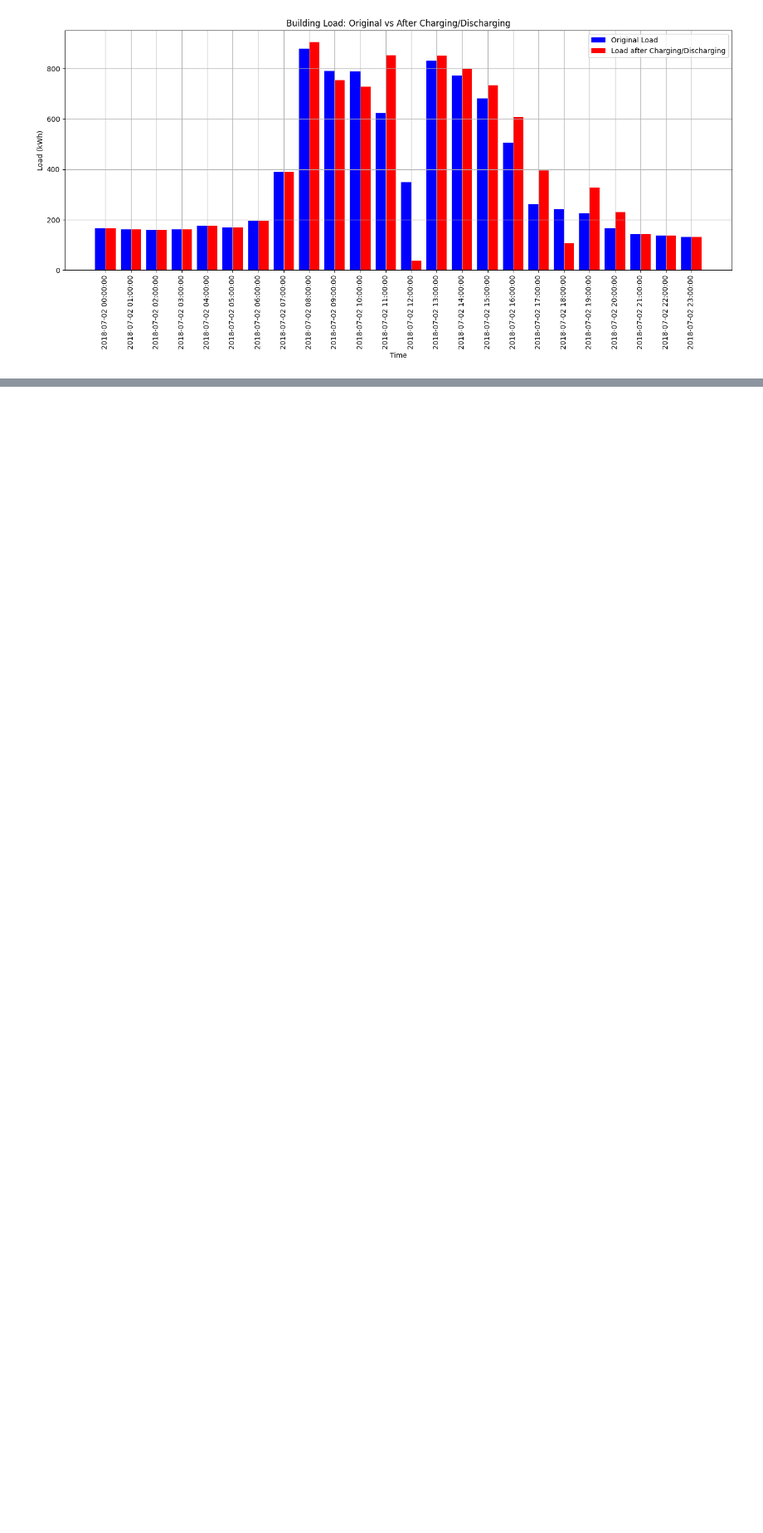
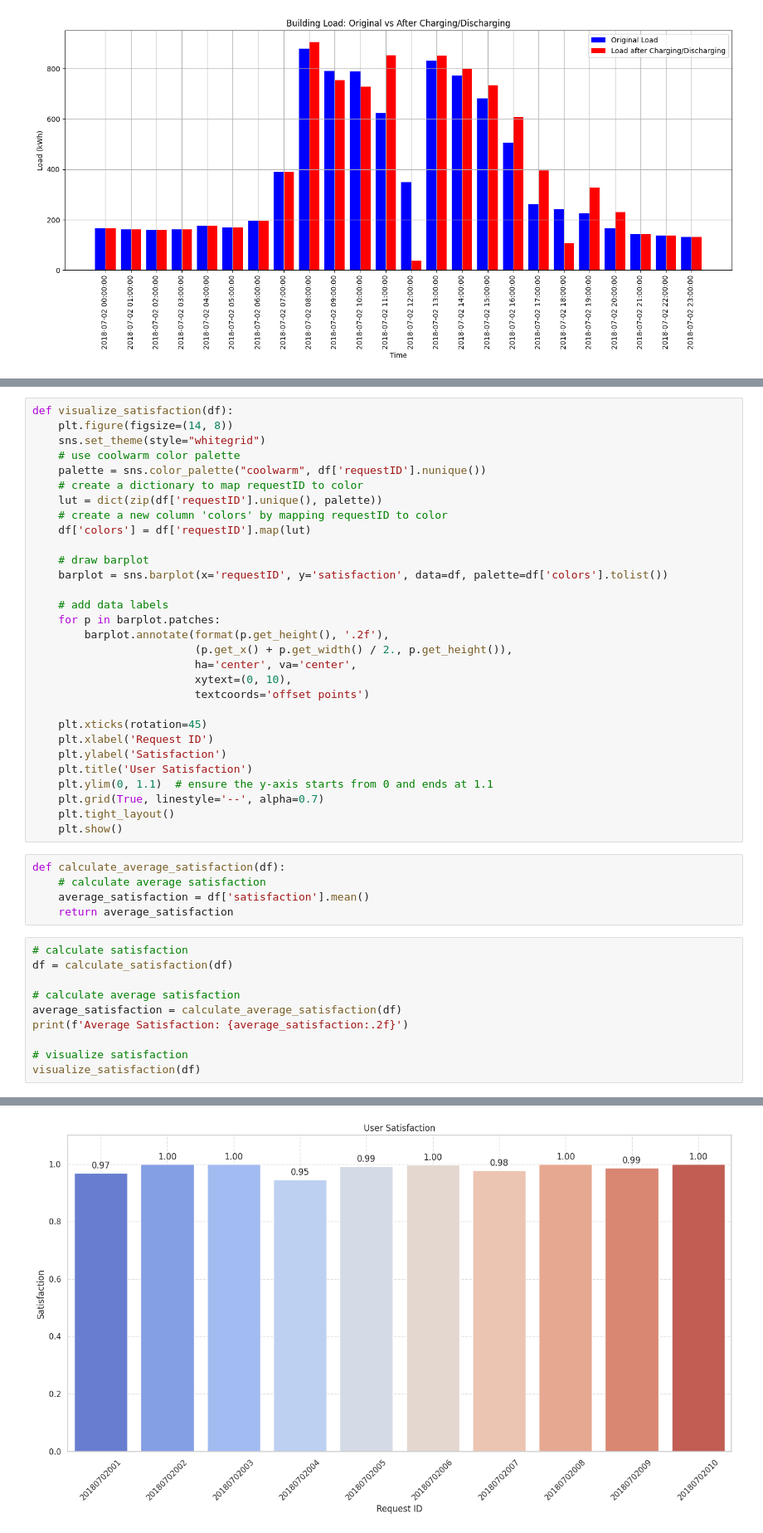
Before and after one commit to carlwang49/MY_WORK, a Jupyter notebook: Evaluation.ipynb, the cells around one changed output, grey strips where cells are left out. Shown at 83% size. Saved outputs shown, nothing was run; the diff lists cells and outputs as text; blank space fills up the shorter version.

```diff
--- a/Evaluation.ipynb
+++ b/Evaluation.ipynb
@@ -111,0 +198,46 @@ plot_load_history(file_path, start_date, end_date)
+# %%
+def visualize_satisfaction(df):
+    plt.figure(figsize=(14, 8))
+    sns.set_theme(style="whitegrid")
+    # use coolwarm color palette
+    palette = sns.color_palette("coolwarm", df['requestID'].nunique())
+    # create a dictionary to map requestID to color
+    lut = dict(zip(df['requestID'].unique(), palette))
+    # create a new column 'colors' by mapping requestID to color
+    df['colors'] = df['requestID'].map(lut)
+
+    # draw barplot
+    barplot = sns.barplot(x='requestID', y='satisfaction', data=df, palette=df['colors'].tolist())
+
+    # add data labels
+    for p in barplot.patches:
+        barplot.annotate(format(p.get_height(), '.2f'),
+                         (p.get_x() + p.get_width() / 2., p.get_height()),
+                         ha='center', va='center',
+                         xytext=(0, 10),
+                         textcoords='offset points')
+
+    plt.xticks(rotation=45)
+    plt.xlabel('Request ID')
+    plt.ylabel('Satisfaction')
+    plt.title('User Satisfaction')
+    plt.ylim(0, 1.1)  # ensure the y-axis starts from 0 and ends at 1.1
+    plt.grid(True, linestyle='--', alpha=0.7)
+    plt.tight_layout()
+    plt.show()
+# %%
+def calculate_average_satisfaction(df):
+    # calculate average satisfaction
+    average_satisfaction = df['satisfaction'].mean()
+    return average_satisfaction
+# %%
+# calculate satisfaction
+df = calculate_satisfaction(df)
+
+# calculate average satisfaction
+average_satisfaction = calculate_average_satisfaction(df)
+print(f'Average Satisfaction: {average_satisfaction:.2f}')
+
+# visualize satisfaction
+visualize_satisfaction(df)
+# %% [output]
@@ -111,0 +245 @@ plot_load_history(file_path, start_date, end_date)
+[figure, added]
```
Also changed, not shown: parts of 14 cells of this notebook.
